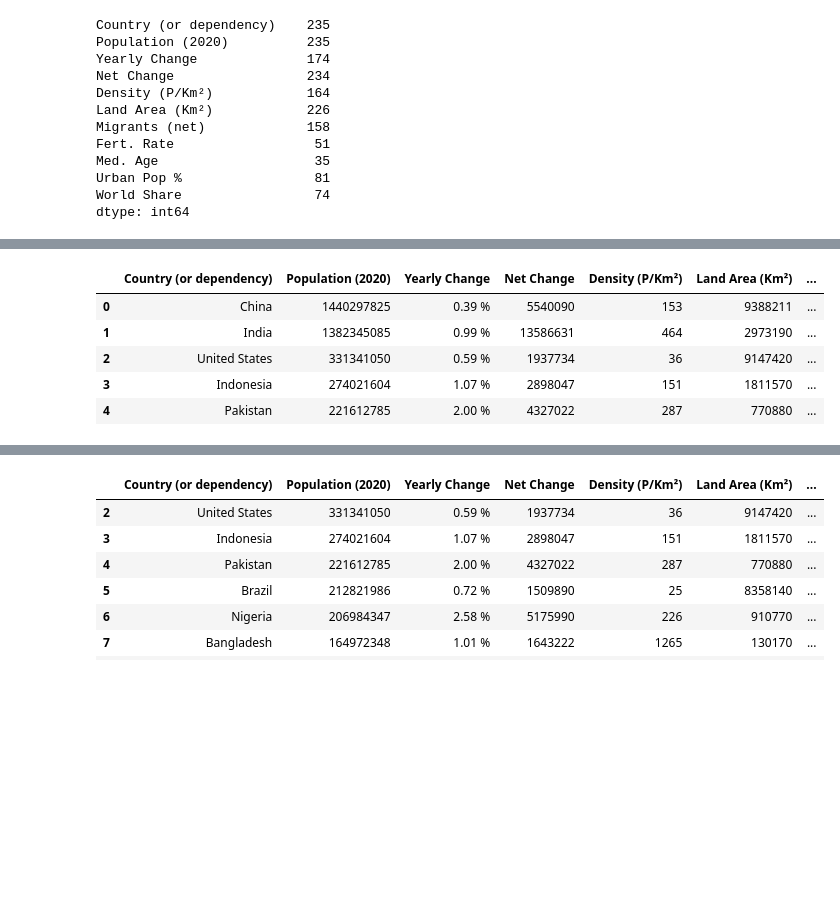
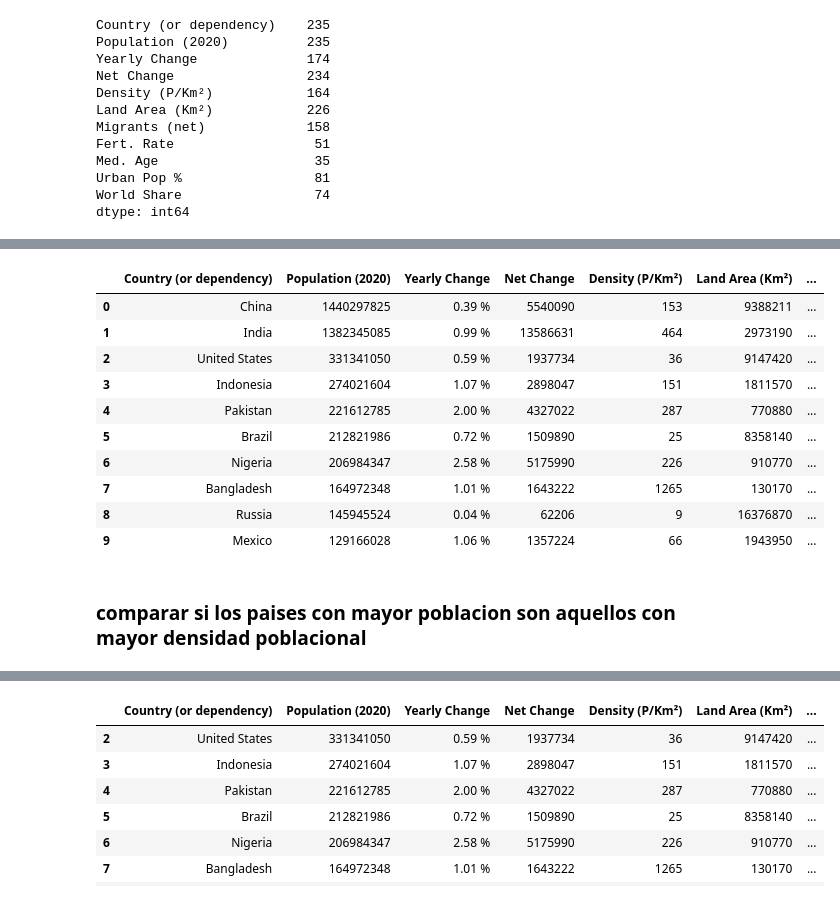
Before and after one commit to Fern1989/trabajo_final_curso_organidata, a Jupyter notebook: Trabajo_Final.ipynb, the cells around one changed output, grey strips where cells are left out. Saved outputs shown, nothing was run; the diff lists cells and outputs as text; code cells hidden in the pictures; blank space fills up the shorter version.

```diff
--- a/Trabajo_Final.ipynb
+++ b/Trabajo_Final.ipynb
@@ -69,12 +84,19 @@ TypeError: sort_values() got an unexpected keyword argument 'descending'
 # %%
-df.sort_values(['Population (2020)'], ascending=[False]).head()
+df.sort_values(['Population (2020)'], ascending=[False]).head(10)
 # %% [output]
 |  | Country (or dependency) | Population (2020) | Yearly Change | Net Change | Density (P/Km²) | Land Area (Km²) | ... |
 | 0 | China | 1440297825 | 0.39 % | 5540090 | 153 | 9388211 | ... |
 | 1 | India | 1382345085 | 0.99 % | 13586631 | 464 | 2973190 | ... |
 | 2 | United States | 331341050 | 0.59 % | 1937734 | 36 | 9147420 | ... |
 | 3 | Indonesia | 274021604 | 1.07 % | 2898047 | 151 | 1811570 | ... |
 | 4 | Pakistan | 221612785 | 2.00 % | 4327022 | 287 | 770880 | ... |
+| 5 | Brazil | 212821986 | 0.72 % | 1509890 | 25 | 8358140 | ... |
+| 6 | Nigeria | 206984347 | 2.58 % | 5175990 | 226 | 910770 | ... |
+| 7 | Bangladesh | 164972348 | 1.01 % | 1643222 | 1265 | 130170 | ... |
+| 8 | Russia | 145945524 | 0.04 % | 62206 | 9 | 16376870 | ... |
+| 9 | Mexico | 129166028 | 1.06 % | 1357224 | 66 | 1943950 | ... |
+# %% [markdown]
+### comparar si los paises con mayor poblacion son aquellos con mayor densidad poblacional
 # %%
 df.sort_values(['Population (2020)'], ascending=[False]).tail()
 # %% [output]
```
Also changed, not shown: parts of 10 cells of this notebook.
